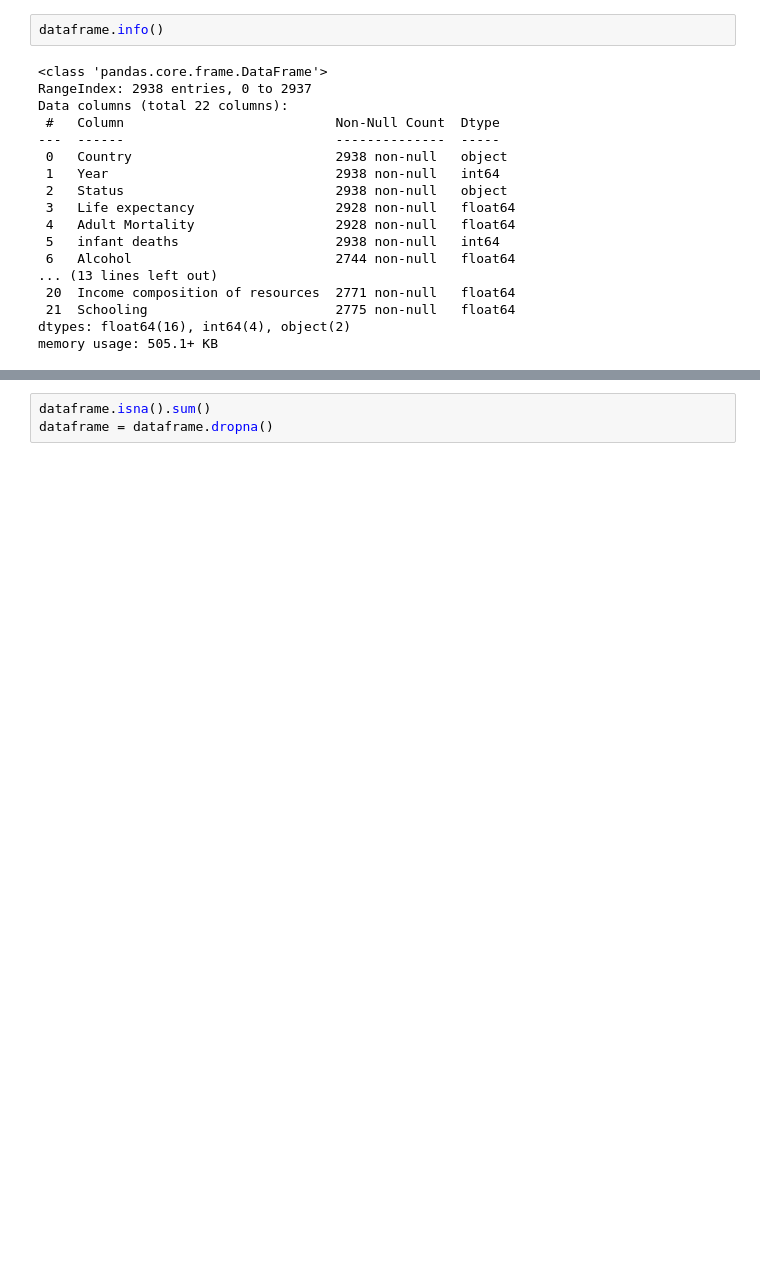
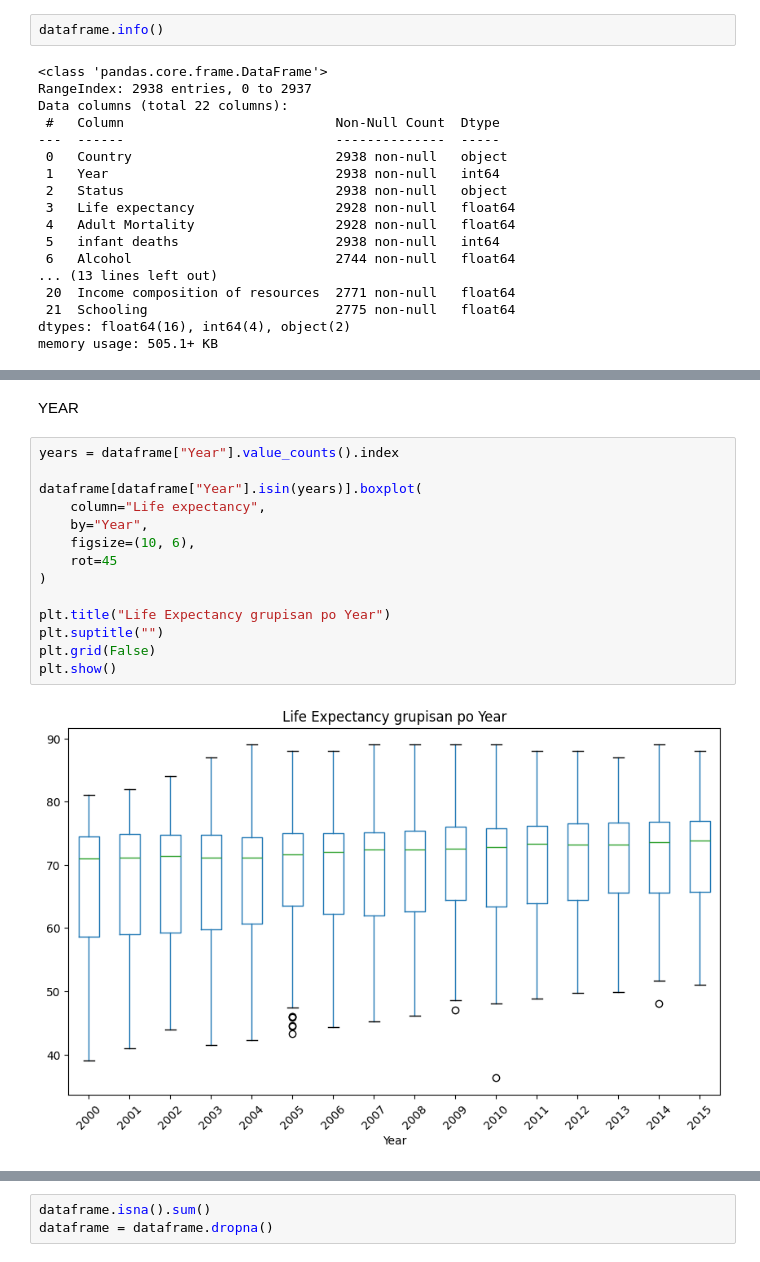
Before and after one commit to LukaMladicevic/UNP-LifeExpectancy, a Jupyter notebook: life_expectancy.ipynb, the cells around one changed output, grey strips where cells are left out. Drawn from its saved outputs; the diff is of its cells as text; blank space fills up the shorter version.

```diff
--- a/life_expectancy.ipynb
+++ b/life_expectancy.ipynb
@@ -41,0 +124,18 @@ memory usage: 505.1+ KB
+# %% [markdown]
+YEAR
+# %%
+years = dataframe["Year"].value_counts().index
+
+dataframe[dataframe["Year"].isin(years)].boxplot(
+    column="Life expectancy",
+    by="Year",
+    figsize=(10, 6),
+    rot=45
+)
+
+plt.title("Life Expectancy grupisan po Year")
+plt.suptitle("")
+plt.grid(False)
+plt.show()
+# %% [output]
+[figure, added]
```
Also changed, not shown: parts of 78 cells of this notebook, 1 other file.
